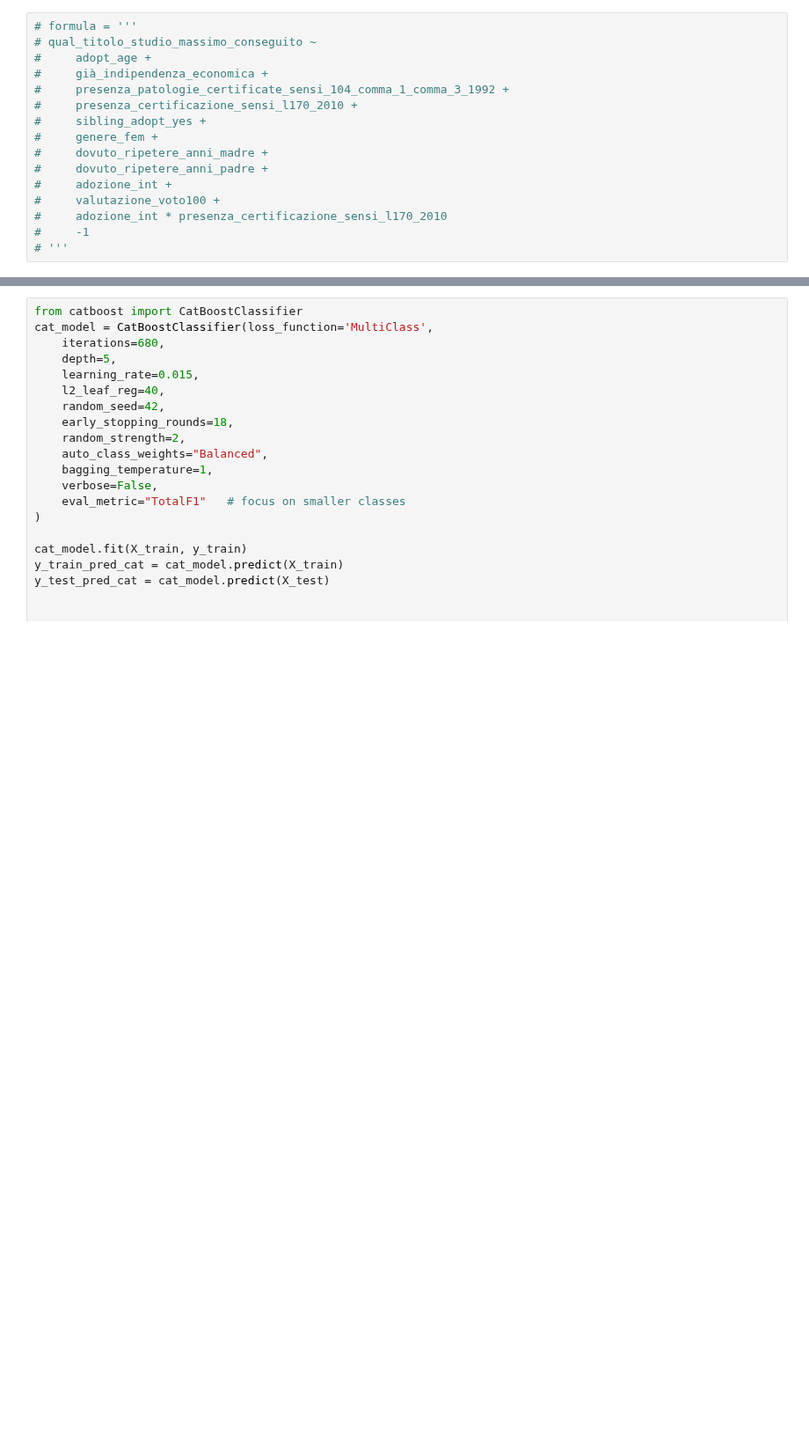
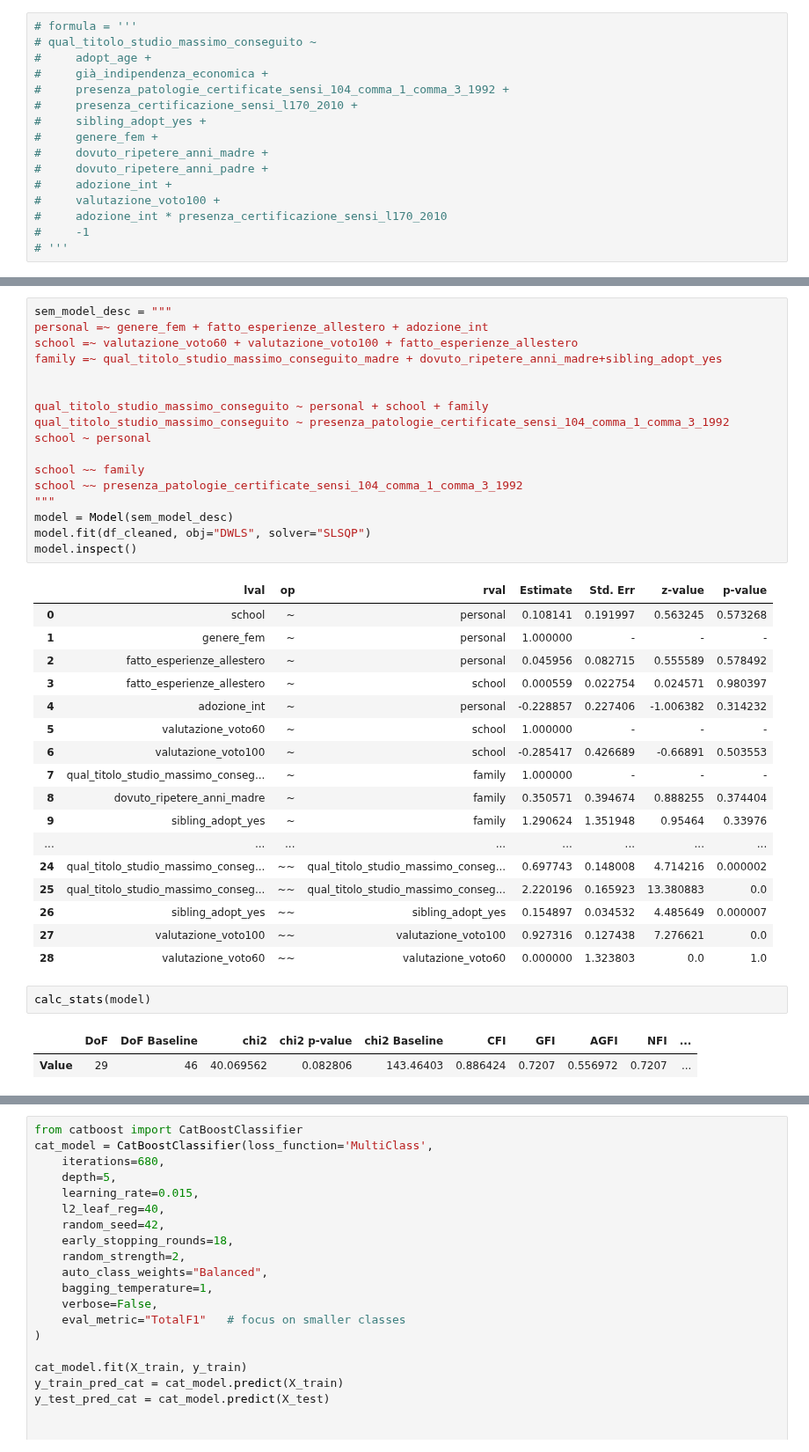
Before and after one commit to arina19-2000/unimi, a Jupyter notebook: tesi/adult_dataset.ipynb, the cells around one changed output, grey strips where cells are left out. Shown at 88% size. Saved outputs shown, nothing was run; the diff lists cells and outputs as text; blank space fills up the shorter version.

```diff
--- a/tesi/adult_dataset.ipynb
+++ b/tesi/adult_dataset.ipynb
@@ -649,0 +788,40 @@ Test MAE: 0.3733
+# %%
+sem_model_desc = """
+personal =~ genere_fem + fatto_esperienze_allestero + adozione_int
+school =~ valutazione_voto60 + valutazione_voto100 + fatto_esperienze_allestero
+family =~ qual_titolo_studio_massimo_conseguito_madre + dovuto_ripetere_anni_madre+sibling_adopt_yes
+
+
+qual_titolo_studio_massimo_conseguito ~ personal + school + family
+qual_titolo_studio_massimo_conseguito ~ presenza_patologie_certificate_sensi_104_comma_1_comma_3_1992
+school ~ personal
+
+school ~~ family
+school ~~ presenza_patologie_certificate_sensi_104_comma_1_comma_3_1992
+"""
+model = Model(sem_model_desc)
+model.fit(df_cleaned, obj="DWLS", solver="SLSQP")
+model.inspect()
+# %% [output]
+|  | lval | op | rval | Estimate | Std. Err | z-value | p-value |
+| 0 | school | ~ | personal | 0.108141 | 0.191997 | 0.563245 | 0.573268 |
+| 1 | genere_fem | ~ | personal | 1.000000 | - | - | - |
+| 2 | fatto_esperienze_allestero | ~ | personal | 0.045956 | 0.082715 | 0.555589 | 0.578492 |
+| 3 | fatto_esperienze_allestero | ~ | school | 0.000559 | 0.022754 | 0.024571 | 0.980397 |
+| 4 | adozione_int | ~ | personal | -0.228857 | 0.227406 | -1.006382 | 0.314232 |
+| 5 | valutazione_voto60 | ~ | school | 1.000000 | - | - | - |
+| 6 | valutazione_voto100 | ~ | school | -0.285417 | 0.426689 | -0.66891 | 0.503553 |
+| 7 | qual_titolo_studio_massimo_conseg... | ~ | family | 1.000000 | - | - | - |
+| 8 | dovuto_ripetere_anni_madre | ~ | family | 0.350571 | 0.394674 | 0.888255 | 0.374404 |
+| 9 | sibling_adopt_yes | ~ | family | 1.290624 | 1.351948 | 0.95464 | 0.33976 |
+| ... | ... | ... | ... | ... | ... | ... | ... |
+| 24 | qual_titolo_studio_massimo_conseg... | ~~ | qual_titolo_studio_massimo_conseg... | 0.697743 | 0.148008 | 4.714216 | 0.000002 |
+| 25 | qual_titolo_studio_massimo_conseg... | ~~ | qual_titolo_studio_massimo_conseg... | 2.220196 | 0.165923 | 13.380883 | 0.0 |
+| 26 | sibling_adopt_yes | ~~ | sibling_adopt_yes | 0.154897 | 0.034532 | 4.485649 | 0.000007 |
+| 27 | valutazione_voto100 | ~~ | valutazione_voto100 | 0.927316 | 0.127438 | 7.276621 | 0.0 |
+| 28 | valutazione_voto60 | ~~ | valutazione_voto60 | 0.000000 | 1.323803 | 0.0 | 1.0 |
+# %%
+calc_stats(model)
+# %% [output]
+|  | DoF | DoF Baseline | chi2 | chi2 p-value | chi2 Baseline | CFI | GFI | AGFI | NFI | ... |
+| Value | 29 | 46 | 40.069562 | 0.082806 | 143.46403 | 0.886424 | 0.7207 | 0.556972 | 0.7207 | ... |
```
Also changed, not shown: parts of 43 cells of this notebook.
